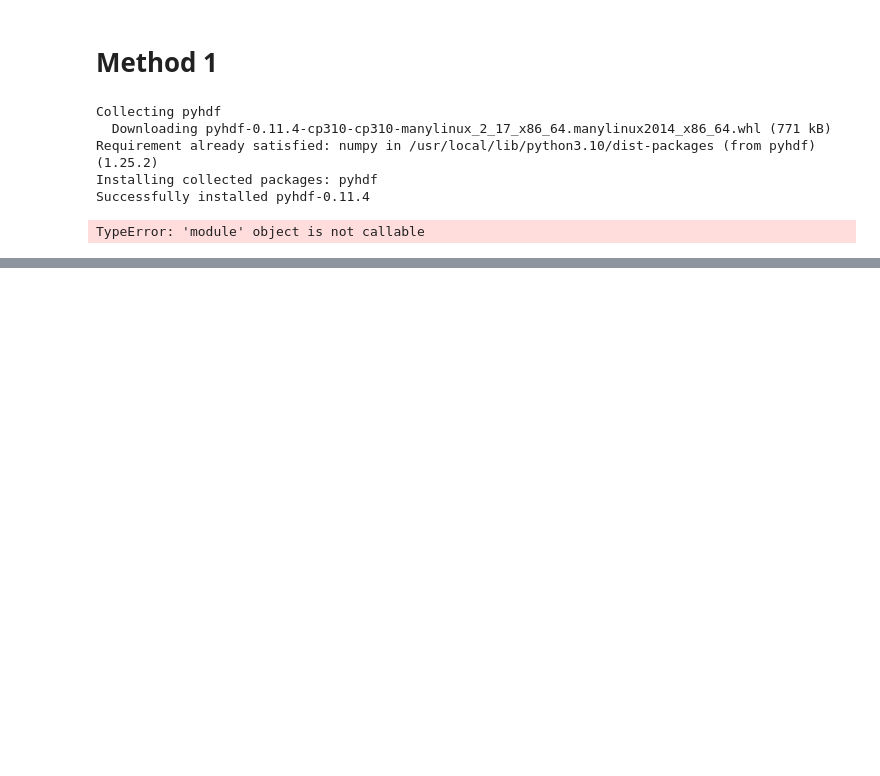
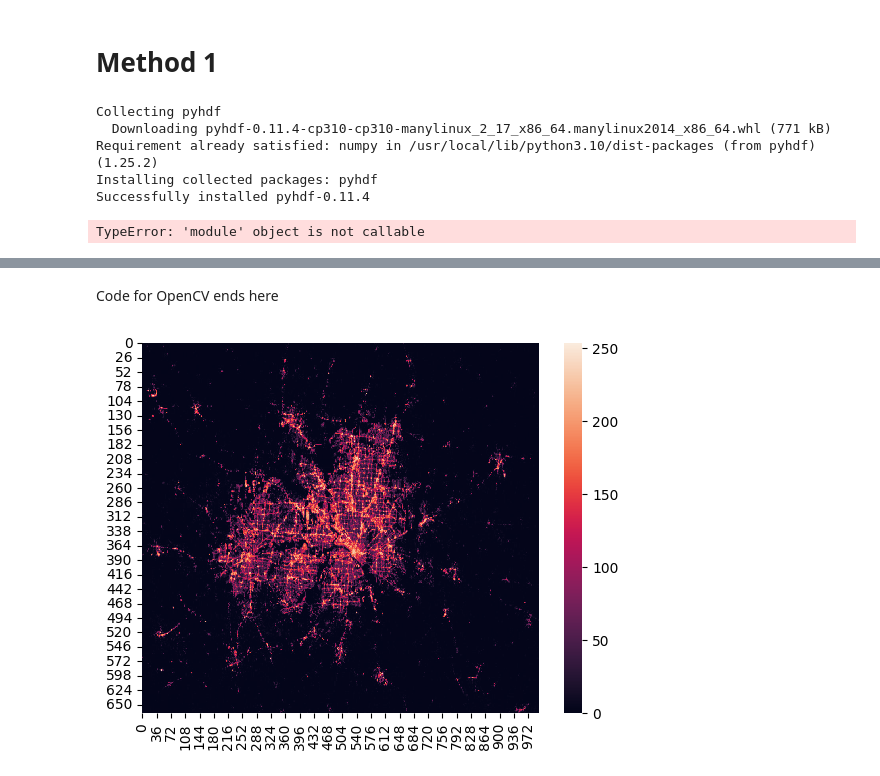
Before and after one commit to harshitsingh09/Hakxite, a Jupyter notebook: Hakxite.ipynb, the cells around one changed output, grey strips where cells are left out. Cells and saved outputs as stored; diff of their text form; code cells hidden in the pictures; blank space fills up the shorter version.

```diff
--- a/Hakxite.ipynb
+++ b/Hakxite.ipynb
@@ -188,0 +273,3 @@ plt.show()
+# %%
+# Replace '/content/drive/MyDrive/your_image.jpg' with your actual image path
+img = cv2.imread('/content/nighttimeIMAGE1.jpg')
@@ -188,0 +282,14 @@ plt.show()
+# %%
+# If you used the grayscale conversion, use 'gray_img' instead of 'img' here
+np_img = np.array(img)
+# %% [markdown]
+Code for OpenCV ends here
+# %%
+# Assuming you want to use the green channel
+green_channel = np_img[:,:,1]  # Access green channel (index 1)
+
+# Pass the green_channel to the heatmap function
+sns.heatmap(green_channel)
+plt.show()
+# %% [output]
+[figure, added]
```
Also changed, not shown: parts of 15 cells of this notebook.
